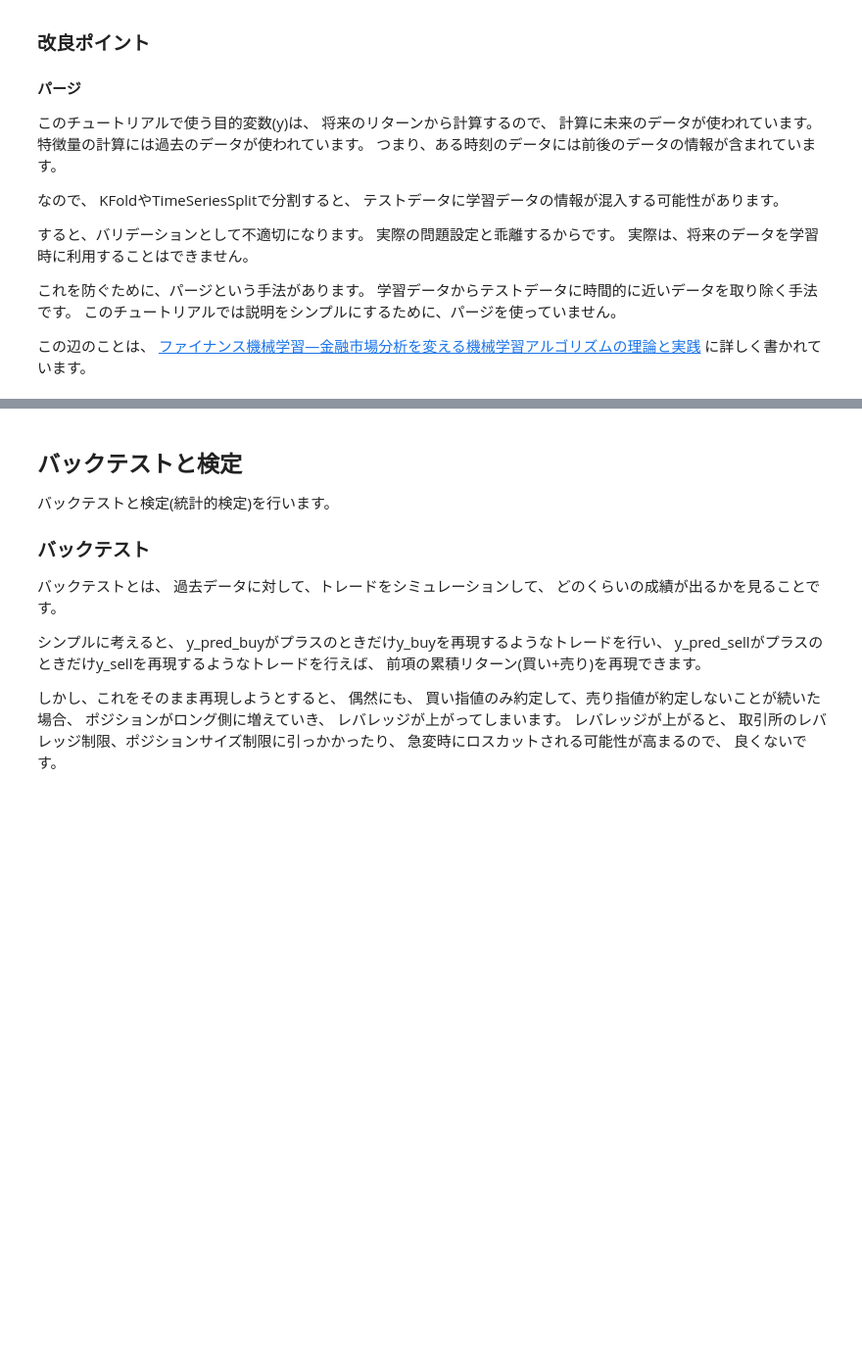
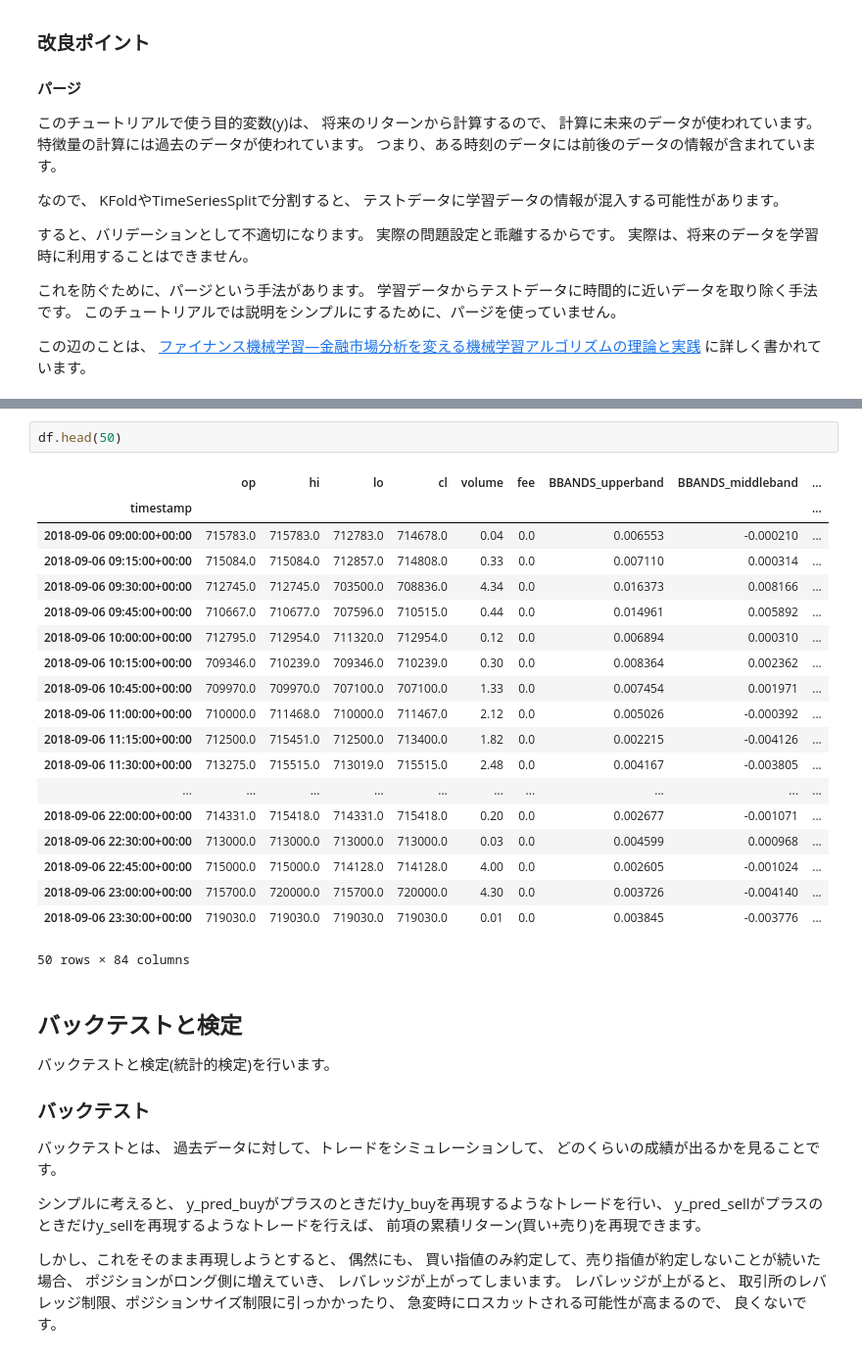
Before and after one commit to n3232/mlbot_tutorial, a Jupyter notebook: work/tutorial.ipynb, the cells around one changed output, grey strips where cells are left out. Shown at 98% size. Drawn from its saved outputs; the diff is of its cells as text; blank space fills up the shorter version.

```diff
--- a/work/tutorial.ipynb
+++ b/work/tutorial.ipynb
@@ -783,3 +805,25 @@ df.to_pickle('df_fit.pkl')
+# %%
+df.head(50)
+# %% [output]
+|  | op | hi | lo | cl | volume | fee | BBANDS_upperband | BBANDS_middleband | ... |
+| timestamp |  |  |  |  |  |  |  |  | ... |
+| 2018-09-06 09:00:00+00:00 | 715783.0 | 715783.0 | 712783.0 | 714678.0 | 0.04 | 0.0 | 0.006553 | -0.000210 | ... |
+| 2018-09-06 09:15:00+00:00 | 715084.0 | 715084.0 | 712857.0 | 714808.0 | 0.33 | 0.0 | 0.007110 | 0.000314 | ... |
+| 2018-09-06 09:30:00+00:00 | 712745.0 | 712745.0 | 703500.0 | 708836.0 | 4.34 | 0.0 | 0.016373 | 0.008166 | ... |
+| 2018-09-06 09:45:00+00:00 | 710667.0 | 710677.0 | 707596.0 | 710515.0 | 0.44 | 0.0 | 0.014961 | 0.005892 | ... |
+| 2018-09-06 10:00:00+00:00 | 712795.0 | 712954.0 | 711320.0 | 712954.0 | 0.12 | 0.0 | 0.006894 | 0.000310 | ... |
+| 2018-09-06 10:15:00+00:00 | 709346.0 | 710239.0 | 709346.0 | 710239.0 | 0.30 | 0.0 | 0.008364 | 0.002362 | ... |
+| 2018-09-06 10:45:00+00:00 | 709970.0 | 709970.0 | 707100.0 | 707100.0 | 1.33 | 0.0 | 0.007454 | 0.001971 | ... |
+| 2018-09-06 11:00:00+00:00 | 710000.0 | 711468.0 | 710000.0 | 711467.0 | 2.12 | 0.0 | 0.005026 | -0.000392 | ... |
+| 2018-09-06 11:15:00+00:00 | 712500.0 | 715451.0 | 712500.0 | 713400.0 | 1.82 | 0.0 | 0.002215 | -0.004126 | ... |
+| 2018-09-06 11:30:00+00:00 | 713275.0 | 715515.0 | 713019.0 | 715515.0 | 2.48 | 0.0 | 0.004167 | -0.003805 | ... |
+| ... | ... | ... | ... | ... | ... | ... | ... | ... | ... |
+| 2018-09-06 22:00:00+00:00 | 714331.0 | 715418.0 | 714331.0 | 715418.0 | 0.20 | 0.0 | 0.002677 | -0.001071 | ... |
+| 2018-09-06 22:30:00+00:00 | 713000.0 | 713000.0 | 713000.0 | 713000.0 | 0.03 | 0.0 | 0.004599 | 0.000968 | ... |
+| 2018-09-06 22:45:00+00:00 | 715000.0 | 715000.0 | 714128.0 | 714128.0 | 4.00 | 0.0 | 0.002605 | -0.001024 | ... |
+| 2018-09-06 23:00:00+00:00 | 715700.0 | 720000.0 | 715700.0 | 720000.0 | 4.30 | 0.0 | 0.003726 | -0.004140 | ... |
+| 2018-09-06 23:30:00+00:00 | 719030.0 | 719030.0 | 719030.0 | 719030.0 | 0.01 | 0.0 | 0.003845 | -0.003776 | ... |
+50 rows × 84 columns
 # %% [markdown]
 ## バックテストと検定
 
```
Also changed, not shown: parts of 2 cells of this notebook.
